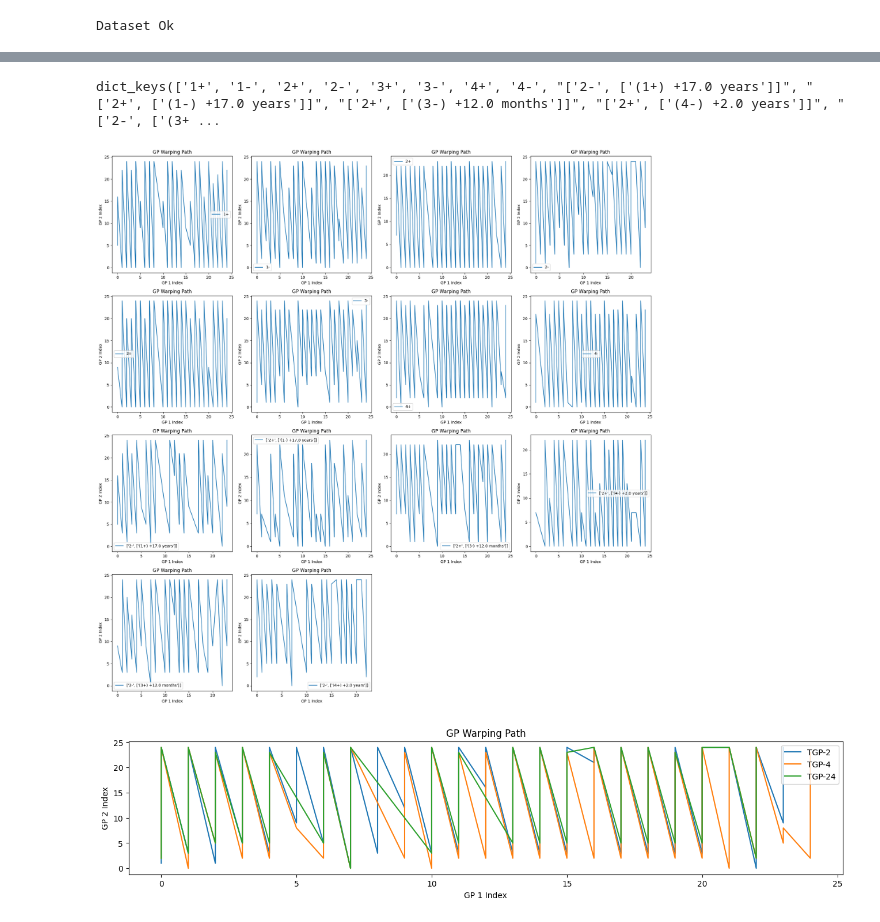
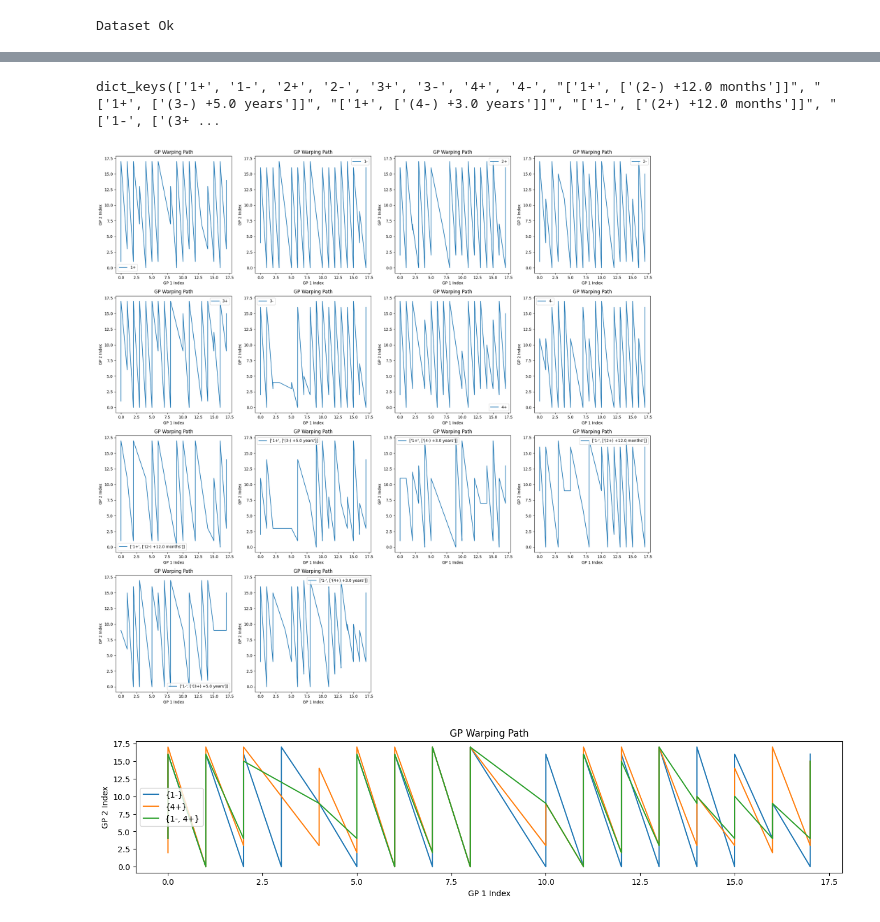
Before and after one commit to owuordickson/t-graank, a Jupyter notebook: analysis/timeseries_analysis.ipynb, the cells around one changed output, grey strips where cells are left out. Drawn from its saved outputs; the diff is of its cells as text; code cells hidden in the pictures.

```diff
--- a/analysis/timeseries_analysis.ipynb
+++ b/analysis/timeseries_analysis.ipynb
@@ -65,12 +65,14 @@ from TemporalGP.TGP.tgrad_ami import TGradAMI
 # f_path = "../datasets/air_quality1k.csv"
 # f_path = "../datasets/rain_temp2013-2015.csv"
 # f_path = ".../datasets/ndvi/average_evi_mak.csv"
-f_path = "../datasets/ke_rain_data.csv"
+f_path = "../datasets/ke_rain_data_2k.csv"
 eq = False
 min_sup = 0.5
-tgt_col = 2
-min_rep = 0.5
+tgt_col = 1
+min_rep = 0.75
 num_cores = 4
+eval_mode = True
+clustering_method = False
 # %%
 data = pd.read_csv(f_path)
 data.head()
@@ -87,7 +89,7 @@ tgp = TGradAMI(f_path, eq, min_sup, tgt_col, min_rep, num_cores)
 # %% [output]
 Dataset Ok
 # %%
-list_tgp, trans_data, time_data, gp_components = tgp.discover_tgp(parallel=True, use_clustering=True, eval_mode=True)
+list_tgp, trans_data, time_data, gp_components = tgp.discover_tgp(parallel=True, use_clustering=clustering_method, eval_mode=eval_mode)
 #gp_components
 # %%
 # tgp.data[:, tgp.attr_cols[0]]
@@ -153,7 +152,7 @@ plt.legend()
 gp_components.keys()
 #gp_components.items()
 # %% [output]
-dict_keys(['1+', '1-', '2+', '2-', '3+', '3-', '4+', '4-', "['2-', ['(1+) +17.0 years']]", "['2+', ['(1-) +17.0 years']]", "['2+', ['(3-) +12.0 months']]", "['2+', ['(4-) +2.0 years']]", "['2-', ['(3+ ...
+dict_keys(['1+', '1-', '2+', '2-', '3+', '3-', '4+', '4-', "['1+', ['(2-) +12.0 months']]", "['1+', ['(3-) +5.0 years']]", "['1+', ['(4-) +3.0 years']]", "['1-', ['(2+) +12.0 months']]", "['1-', ['(3+ ...
 # %%
 path1 = gp_components['1+']
 path2 = gp_components['2+']
@@ -194,17 +193,17 @@ for ax in axes[num_plots:]:
 plt.tight_layout()
 plt.show()
 # %% [output]
-[figure, old version]
+[figure, new version]
 # %%
 plt.figure(figsize=(16, 3))
-plt.plot([p[0] for p in gp_components['2-']], [p[1] for p in gp_components['2-']], '-', label="TGP-2")
-plt.plot([p[0] for p in gp_components['4+']], [p[1] for p in gp_components['4+']], label="TGP-4")
-plt.plot([p[0] for p in gp_components["['2-', ['(4+) +2.0 years']]"]], [p[1] for p in gp_components["['2-', ['(4+) +2.0 years']]"]], label="TGP-24")
+plt.plot([p[0] for p in gp_components['1-']], [p[1] for p in gp_components['1-']], '-', label="{1-}")
+plt.plot([p[0] for p in gp_components['4+']], [p[1] for p in gp_components['4+']], label="{4+}")
+plt.plot([p[0] for p in gp_components["['1-', ['(4+) +3.0 years']]"]], [p[1] for p in gp_components["['1-', ['(4+) +3.0 years']]"]], label="{1-, 4+}")
 
 plt.xlabel('GP 1 Index')
 plt.ylabel('GP 2 Index')
 plt.title('GP Warping Path')
 plt.legend()
 plt.show()
 # %% [output]
-[figure, old version]
+[figure, new version]
```
Also changed, not shown: parts of 6 cells of this notebook, 1 other file.
